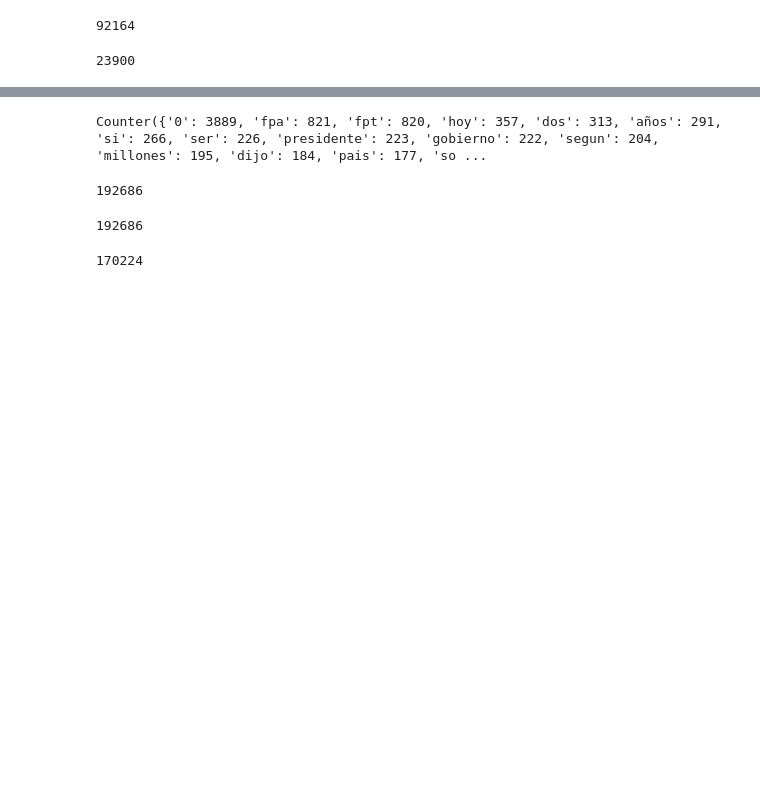
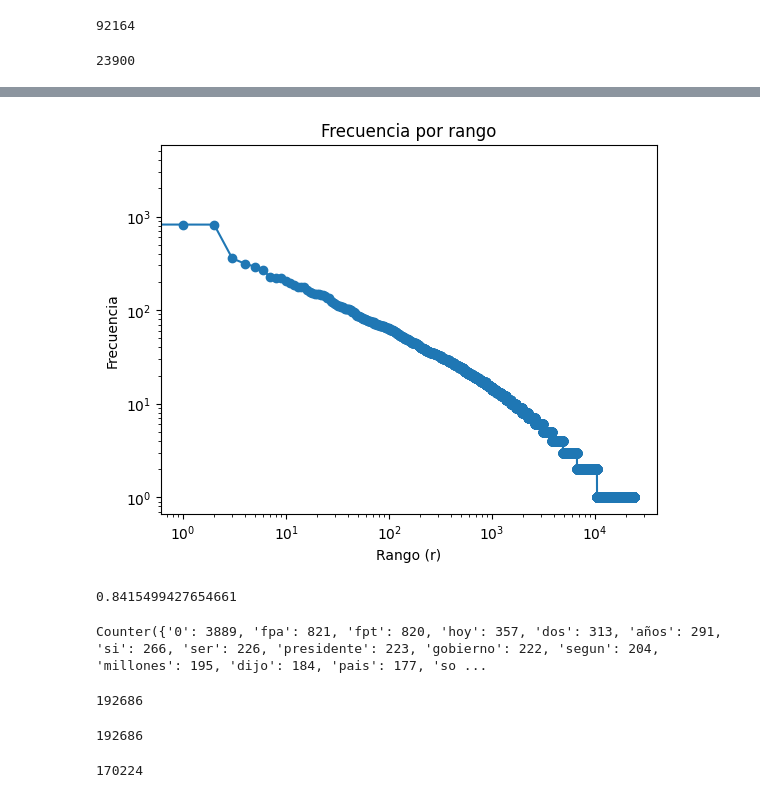
Before and after one commit to JoelHaiddRC/Linguistica, a Jupyter notebook: notebooks/Ejercicio2.ipynb, the cells around one changed output, grey strips where cells are left out. Cells and saved outputs as stored; diff of their text form; code cells hidden in the pictures; blank space fills up the shorter version.

```diff
--- a/notebooks/Ejercicio2.ipynb
+++ b/notebooks/Ejercicio2.ipynb
@@ -44,3 +47,8 @@ tipos = Counter(tokens_normalizados)
 print(len(tipos))
 # %% [output]
 23900
+# %%
+## Creamos una tabla con las frecuencias de cada token tipo
+
+tabla_frecuencias = crear_tabla_frecuencias(tipos)
+print(tabla_frecuencias)
@@ -47,3 +70,15 @@ print(len(tipos))
+# %%
+fig, ax = plt.subplots()
+graficar_frecuencias(tabla_frecuencias, ax, log_scale=True)
+plt.show()
+# %% [output]
+[figure, added]
+# %%
+# Obtenemos alpha
+alpha = estimar_param_zipf(tabla_frecuencias)
+print(alpha)
+# %% [output]
+0.8415499427654661
 # %%
 print(tipos)
 # %% [output]
```
Also changed, not shown: parts of 4 cells of this notebook, 6 other files.
